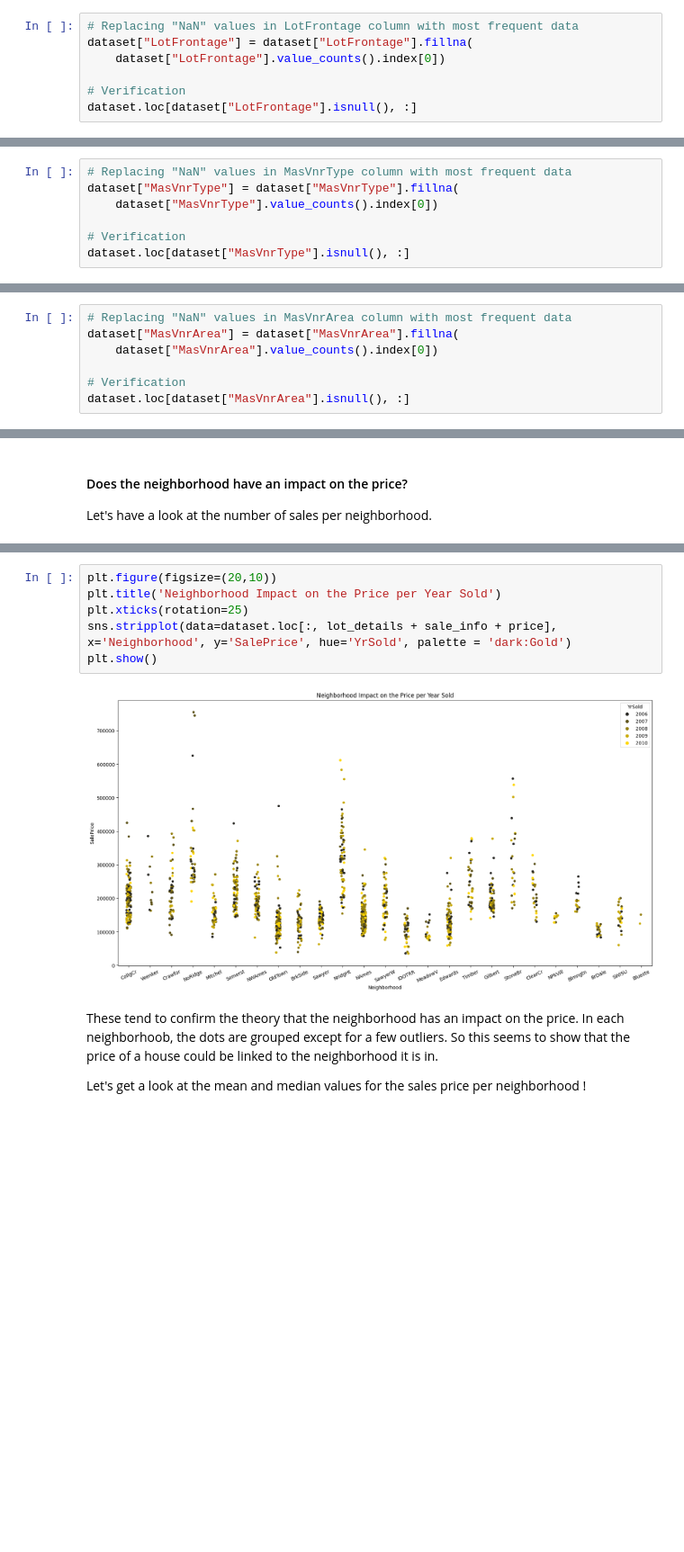
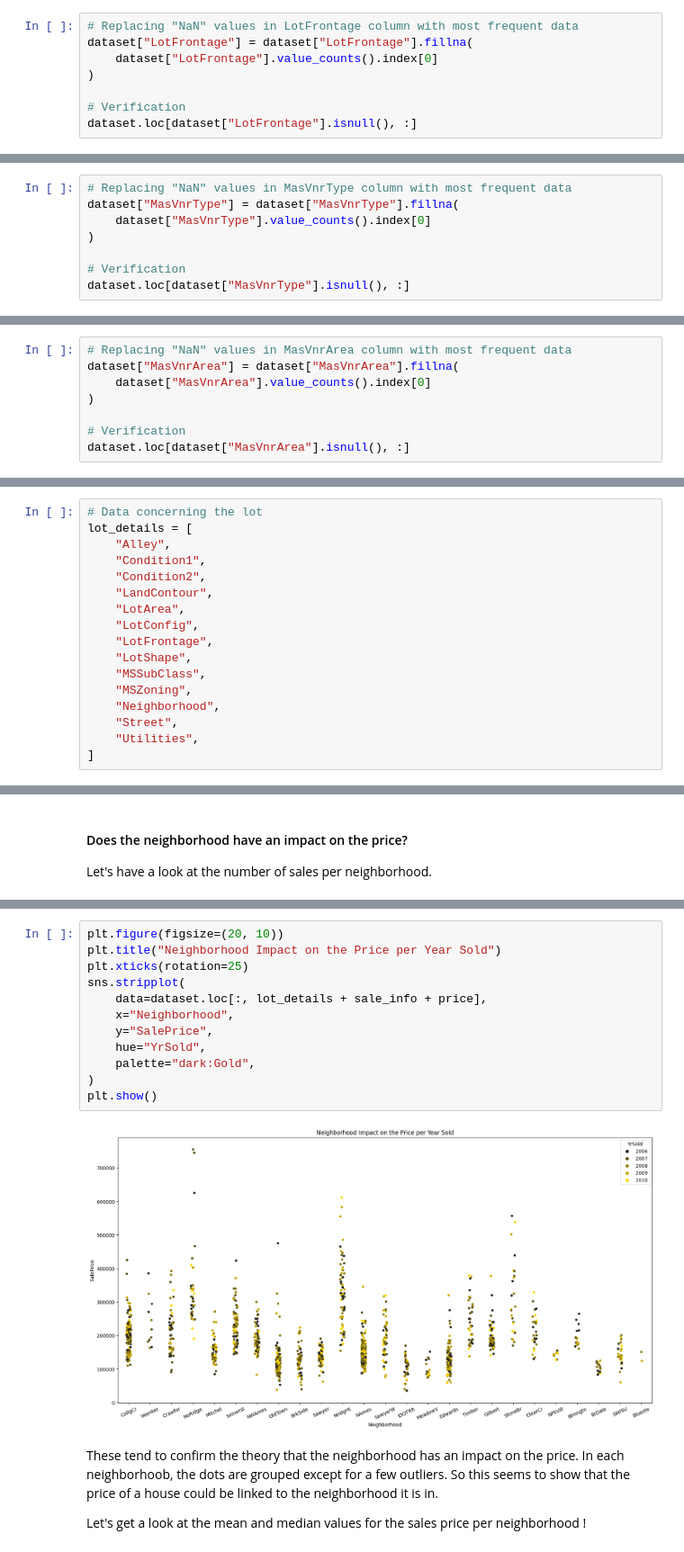
Before and after one commit to vin-br/house-prices, a Jupyter notebook: Data Analysis.ipynb, the cells around one changed output, grey strips where cells are left out. Shown at 90% size. Drawn from its saved outputs; the diff is of its cells as text; blank space fills up the shorter version.

```diff
--- a/Data Analysis.ipynb
+++ b/Data Analysis.ipynb
@@ -204,7 +219,8 @@ We will replace missing values in the column "LotFrontage" with most frequent da
 # %%
 # Replacing "NaN" values in LotFrontage column with most frequent data
 dataset["LotFrontage"] = dataset["LotFrontage"].fillna(
-    dataset["LotFrontage"].value_counts().index[0])
+    dataset["LotFrontage"].value_counts().index[0]
+)
 
 # Verification
 dataset.loc[dataset["LotFrontage"].isnull(), :]
@@ -231,7 +247,8 @@ We will now replace missing values in the column "MasVnrType" with most frequent
 # %%
 # Replacing "NaN" values in MasVnrType column with most frequent data
 dataset["MasVnrType"] = dataset["MasVnrType"].fillna(
-    dataset["MasVnrType"].value_counts().index[0])
+    dataset["MasVnrType"].value_counts().index[0]
+)
 
 # Verification
 dataset.loc[dataset["MasVnrType"].isnull(), :]
@@ -258,7 +275,8 @@ We will now replace missing values in the column "MasVnrArea" with most frequent
 # %%
 # Replacing "NaN" values in MasVnrArea column with most frequent data
 dataset["MasVnrArea"] = dataset["MasVnrArea"].fillna(
-    dataset["MasVnrArea"].value_counts().index[0])
+    dataset["MasVnrArea"].value_counts().index[0]
+)
 
 # Verification
 dataset.loc[dataset["MasVnrArea"].isnull(), :]
@@ -595 +659,18 @@ We'll explore that possibility and have a closer look at the data after making t
+# %%
+# Data concerning the lot
+lot_details = [
+    "Alley",
+    "Condition1",
+    "Condition2",
+    "LandContour",
+    "LotArea",
+    "LotConfig",
+    "LotFrontage",
+    "LotShape",
+    "MSSubClass",
+    "MSZoning",
+    "Neighborhood",
+    "Street",
+    "Utilities",
+]
 # %%
@@ -695,11 +853,17 @@ plt.show()
 # %%
-plt.figure(figsize=(20,10))
-plt.title('Neighborhood Impact on the Price per Year Sold')
+plt.figure(figsize=(20, 10))
+plt.title("Neighborhood Impact on the Price per Year Sold")
 plt.xticks(rotation=25)
-sns.stripplot(data=dataset.loc[:, lot_details + sale_info + price], x='Neighborhood', y='SalePrice', hue='YrSold', palette = 'dark:Gold')
+sns.stripplot(
+    data=dataset.loc[:, lot_details + sale_info + price],
+    x="Neighborhood",
+    y="SalePrice",
+    hue="YrSold",
+    palette="dark:Gold",
+)
 plt.show()
 # %% [output]
-[figure, old version]
+[figure, new version]
 # %% [markdown]
  These tend to confirm the theory that the neighborhood has an impact on the price. In each neighborhoob, the dots are grouped except for a few outliers. So this seems to show that the price of a house could be linked to the neighborhood it is in.
 
```
Also changed, not shown: parts of 45 cells of this notebook, 1 other file.
